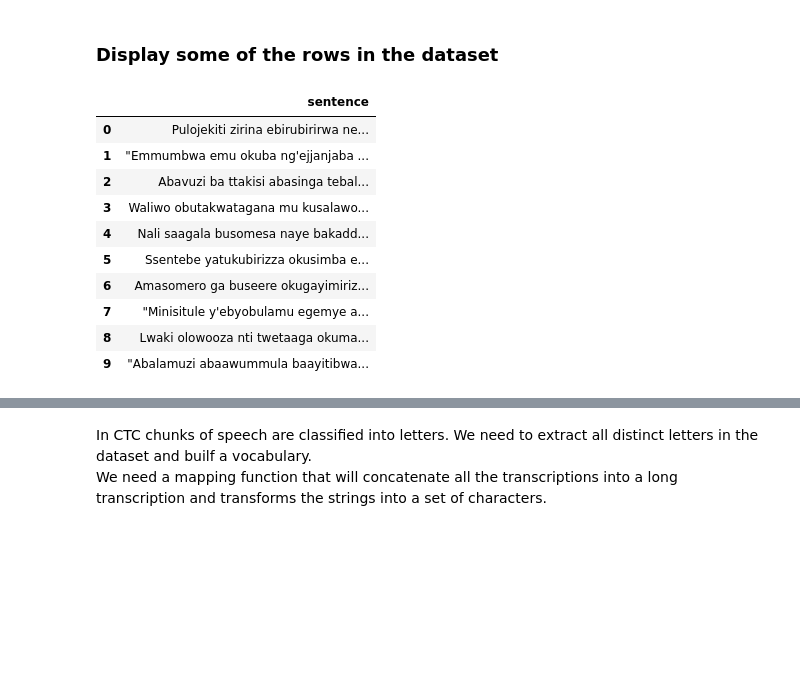
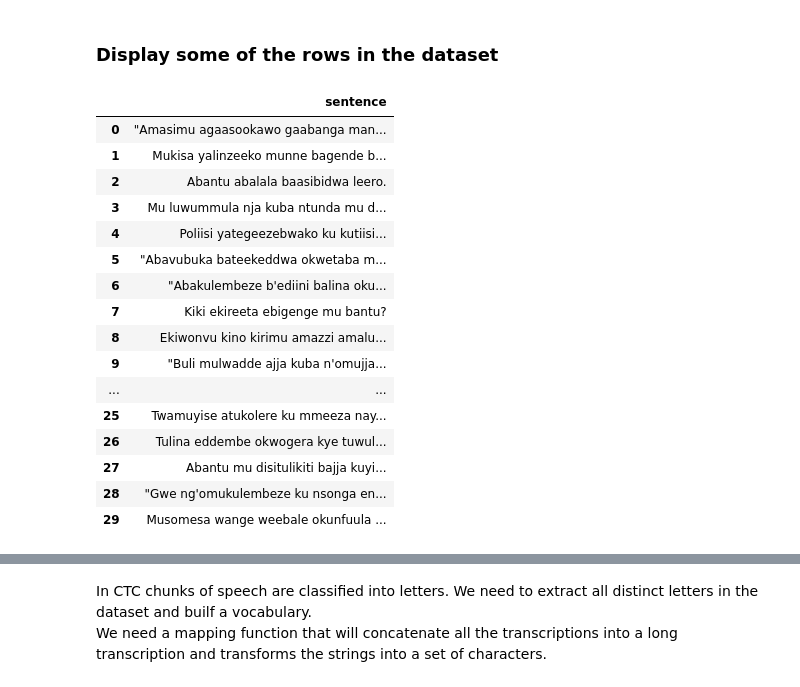
Before and after one commit to MusinguziDenis/Luganda-ASR, a Jupyter notebook: wav2vec/notebook/LugandaASR.ipynb, the cells around one changed output, grey strips where cells are left out. Saved outputs shown, nothing was run; the diff lists cells and outputs as text; code cells hidden in the pictures; blank space fills up the shorter version.

```diff
--- a/wav2vec/notebook/LugandaASR.ipynb
+++ b/wav2vec/notebook/LugandaASR.ipynb
@@ -72,35 +91,41 @@ luganda = luganda.remove_columns(["client_id", "up_votes", "down_votes", "age",
 # %%
 from datasets import ClassLabel
 import random
 import pandas as pd
 from IPython.display import display, HTML
 import re
 
-def show_random_elements(dataset, num_examples=10):
+def show_random_elements(dataset, num_examples=30):
     assert num_examples <= len(dataset), "Can't pick more elements than there are in the dataset."
     picks = []
     for _ in range(num_examples):
         pick = random.randint(0, len(dataset)-1)
         while pick in picks:
             pick = random.randint(0, len(dataset)-1)
         picks.append(pick)
 
     df = pd.DataFrame(dataset[picks])
     display(HTML(df.to_html()))
 
 show_random_elements(luganda["train"].remove_columns(["path", "audio"]))
 # %% [output]
 |  | sentence |
-| 0 | Pulojekiti zirina ebirubirirwa ne... |
-| 1 | "Emmumbwa emu okuba ng'ejjanjaba ... |
-| 2 | Abavuzi ba ttakisi abasinga tebal... |
-| 3 | Waliwo obutakwatagana mu kusalawo... |
-| 4 | Nali saagala busomesa naye bakadd... |
-| 5 | Ssentebe yatukubirizza okusimba e... |
-| 6 | Amasomero ga buseere okugayimiriz... |
-| 7 | "Minisitule y'ebyobulamu egemye a... |
-| 8 | Lwaki olowooza nti twetaaga okuma... |
-| 9 | "Abalamuzi abaawummula baayitibwa... |
+| 0 | "Amasimu agaasookawo gaabanga man... |
+| 1 | Mukisa yalinzeeko munne bagende b... |
+| 2 | Abantu abalala baasibidwa leero. |
+| 3 | Mu luwummula nja kuba ntunda mu d... |
+| 4 | Poliisi yategeezebwako ku kutiisi... |
+| 5 | "Abavubuka bateekeddwa okwetaba m... |
+| 6 | "Abakulembeze b'ediini balina oku... |
+| 7 | Kiki ekireeta ebigenge mu bantu? |
+| 8 | Ekiwonvu kino kirimu amazzi amalu... |
+| 9 | "Buli mulwadde ajja kuba n'omujja... |
+| ... | ... |
+| 25 | Twamuyise atukolere ku mmeeza nay... |
+| 26 | Tulina eddembe okwogera kye tuwul... |
+| 27 | Abantu mu disitulikiti bajja kuyi... |
+| 28 | "Gwe ng'omukulembeze ku nsonga en... |
+| 29 | Musomesa wange weebale okunfuula ... |
 # %%
 # Let's normalize the dataset to only lower case letters and ignore any special tokens because without a language model it is difficult to classify such tokens as they do not correspond to a characteristic sound.
 chars_to_ignore_regex = '[\,\?\.\!\-\;\:\"]'
```
Also changed, not shown: parts of 19 cells of this notebook.
